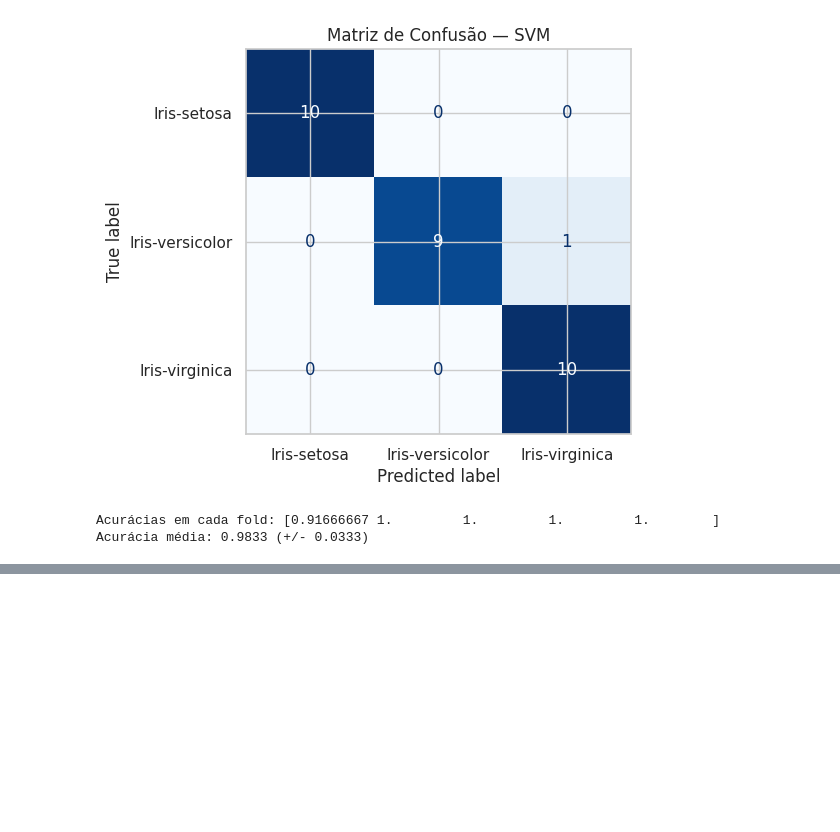
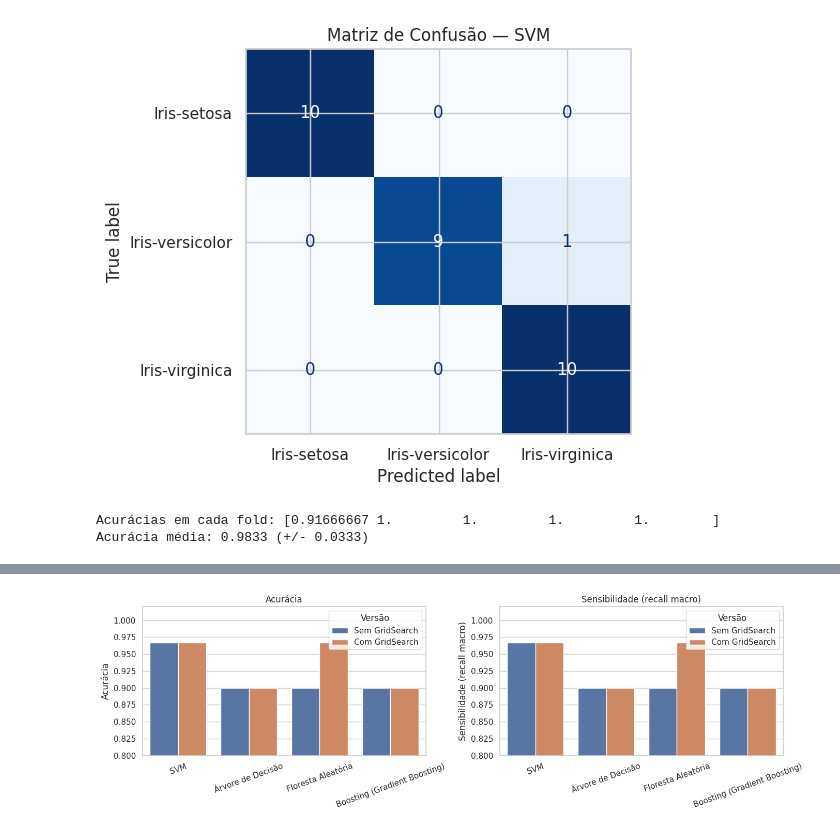
Before and after one commit to samuel76-art/Disciplina-de-Inteligencia-Artificial-UMC, a Jupyter notebook: Atividade_dataset_Iris_com_SVM .ipynb, the cells around one changed output, grey strips where cells are left out. Drawn from its saved outputs; the diff is of its cells as text; code cells hidden in the pictures; blank space fills up the shorter version.

```diff
--- a/Atividade_dataset_Iris_com_SVM .ipynb
+++ b/Atividade_dataset_Iris_com_SVM .ipynb
@@ -410,0 +365,28 @@ Avaliei o modelo final, comprovando seu alto desempenho e boa capacidade de gene
+# %%
+# Modelos sem GridSearchCV (hiperparâmetros padrão)
+modelos_base = {
+    "SVM": SVC(random_state=SEED),
+    "Árvore de Decisão": DecisionTreeClassifier(random_state=SEED),
+    "Floresta Aleatória": RandomForestClassifier(random_state=SEED),
+    "Boosting (Gradient Boosting)": GradientBoostingClassifier(random_state=SEED),
+}
+
+def avaliar(modelo, nome, versao):
+    y_pred_m = modelo.predict(X_test_scaled)
+    return {
+        "Modelo": nome,
+        "Versão": versao,
+        "Acurácia": accuracy_score(y_test, y_pred_m),
+        "Sensibilidade (recall macro)": recall_score(y_test, y_pred_m, average="macro"),
+        "Precisão (macro)": precision_score(y_test, y_pred_m, average="macro"),
+        "F1 (macro)": f1_score(y_test, y_pred_m, average="macro"),
+    }
+
+resultados = []
+preditos = {}
+for nome, modelo in modelos_base.items():
+    modelo.fit(X_train_scaled, y_train)
+    resultados.append(avaliar(modelo, nome, "Sem GridSearch"))
+    preditos[(nome, "Sem GridSearch")] = modelo.predict(X_test_scaled)
+
+pd.DataFrame(resultados).round(4)
@@ -410,0 +451,3 @@ Avaliei o modelo final, comprovando seu alto desempenho e boa capacidade de gene
+# %%
+res = pd.DataFrame(resultados).round(4)
+res
@@ -410,0 +464,12 @@ Avaliei o modelo final, comprovando seu alto desempenho e boa capacidade de gene
+# %%
+fig, axes = plt.subplots(1, 2, figsize=(14, 4.5))
+for ax, metrica in zip(axes, ["Acurácia", "Sensibilidade (recall macro)"]):
+    sns.barplot(data=res, x="Modelo", y=metrica, hue="Versão", ax=ax)
+    ax.set_ylim(0.8, 1.02)
+    ax.set_title(metrica)
+    ax.tick_params(axis="x", rotation=20)
+    ax.set_xlabel("")
+plt.tight_layout()
+plt.show()
+# %% [output]
+[figure, added]
```
Also changed, not shown: parts of 16 cells of this notebook.
